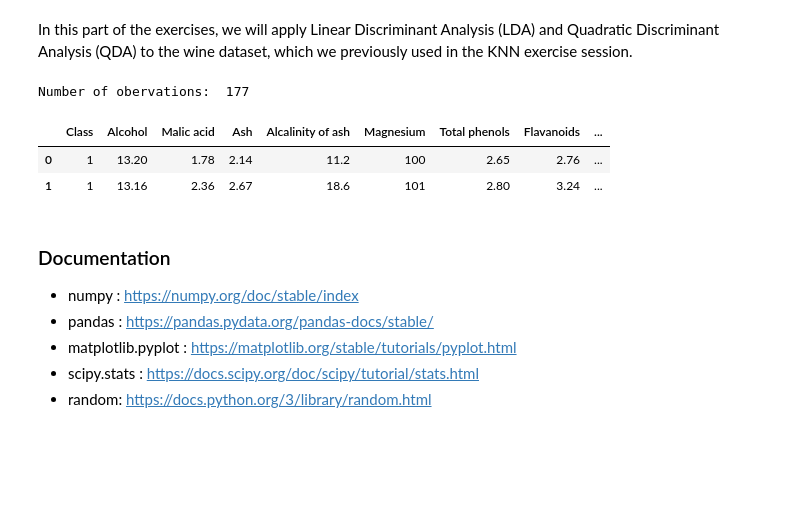
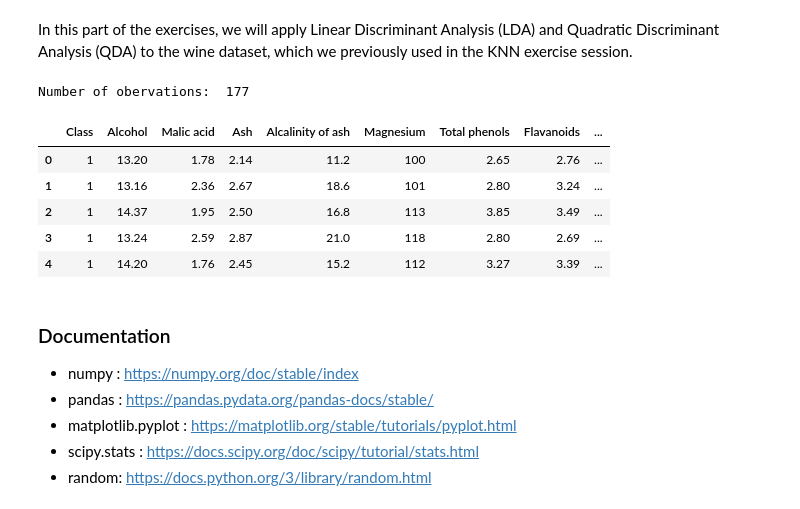
Before and after one commit to Simon-Simonsen/ML_Exercises, a Jupyter notebook: Week5_LDA_QDA_SeveralDimensions_Exercises/Exercises_LDA_QDA_SeveralDimensions_Exercises.ipynb, the cells around one changed output. Drawn from its saved outputs; the diff is of its cells as text; code cells hidden in the pictures; blank space fills up the shorter version.

```diff
--- a/Week5_LDA_QDA_SeveralDimensions_Exercises/Exercises_LDA_QDA_SeveralDimensions_Exercises.ipynb
+++ b/Week5_LDA_QDA_SeveralDimensions_Exercises/Exercises_LDA_QDA_SeveralDimensions_Exercises.ipynb
@@ -70,33 +110,36 @@ In this part of the exercises, we will apply Linear Discriminant Analysis (LDA)
 # %%
 import pandas as pd
 
 data = pd.read_csv('Wine.csv')
 
 col_names = [
     "Class",
     "Alcohol",
     "Malic acid",
     "Ash",
     "Alcalinity of ash",
     "Magnesium",
     "Total phenols",
     "Flavanoids",
     "Nonflavanoid phenols",
     "Proanthocyanins",
     "Color intensity",
     "Hue",
     "OD280/OD315 of diluted wines",
     "Proline"
 ]
 
 data.columns = col_names
 print('Number of obervations: ', len(data))
-data.head(2)
+data.head(5)
 # %% [output]
 Number of obervations:  177
 |  | Class | Alcohol | Malic acid | Ash | Alcalinity of ash | Magnesium | Total phenols | Flavanoids | ... |
 | 0 | 1 | 13.20 | 1.78 | 2.14 | 11.2 | 100 | 2.65 | 2.76 | ... |
 | 1 | 1 | 13.16 | 2.36 | 2.67 | 18.6 | 101 | 2.80 | 3.24 | ... |
+| 2 | 1 | 14.37 | 1.95 | 2.50 | 16.8 | 113 | 3.85 | 3.49 | ... |
+| 3 | 1 | 13.24 | 2.59 | 2.87 | 21.0 | 118 | 2.80 | 2.69 | ... |
+| 4 | 1 | 14.20 | 1.76 | 2.45 | 15.2 | 112 | 3.27 | 3.39 | ... |
 # %% [markdown]
 ### Documentation
 
```
Also changed, not shown: parts of 17 cells of this notebook, 33 other files.
